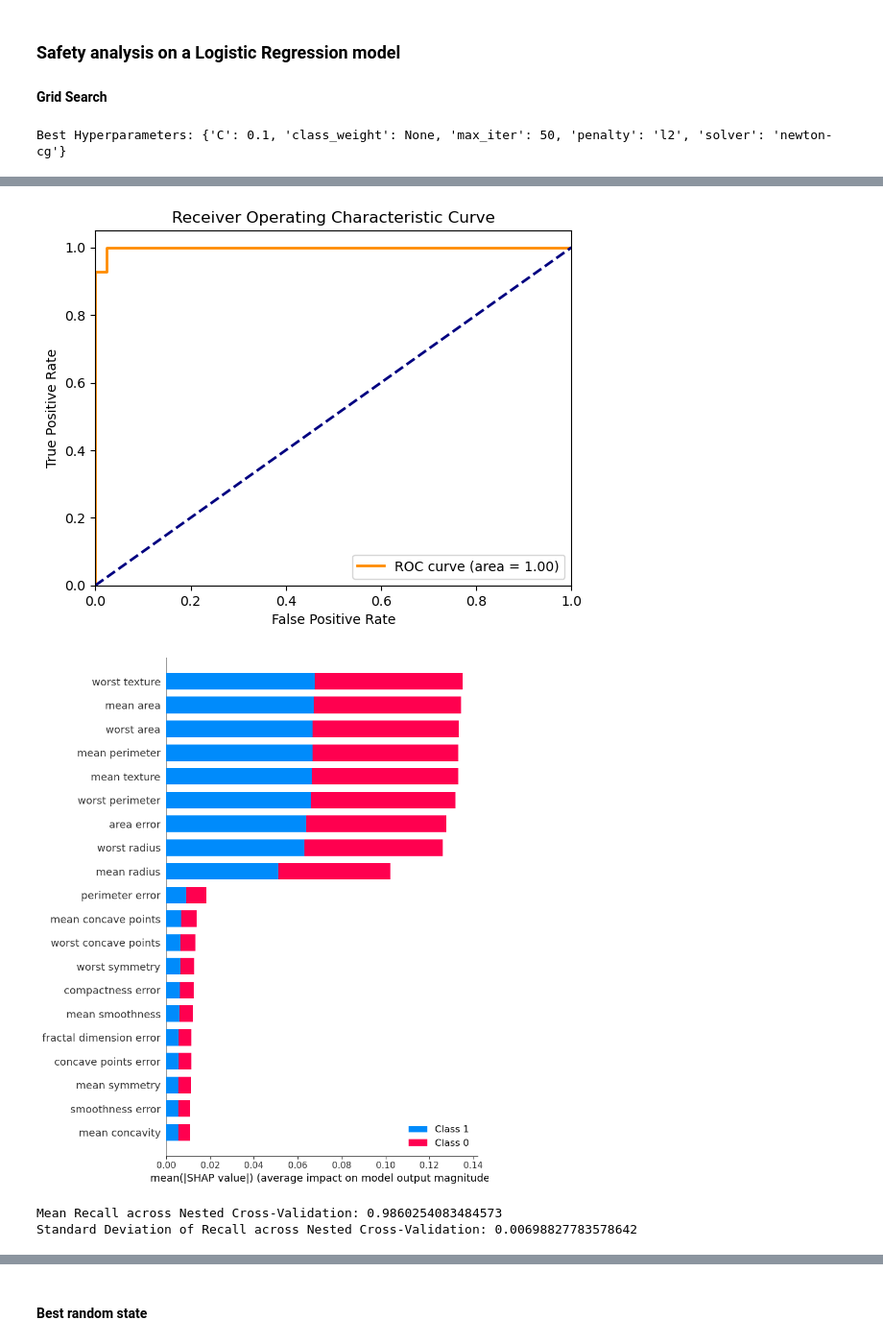
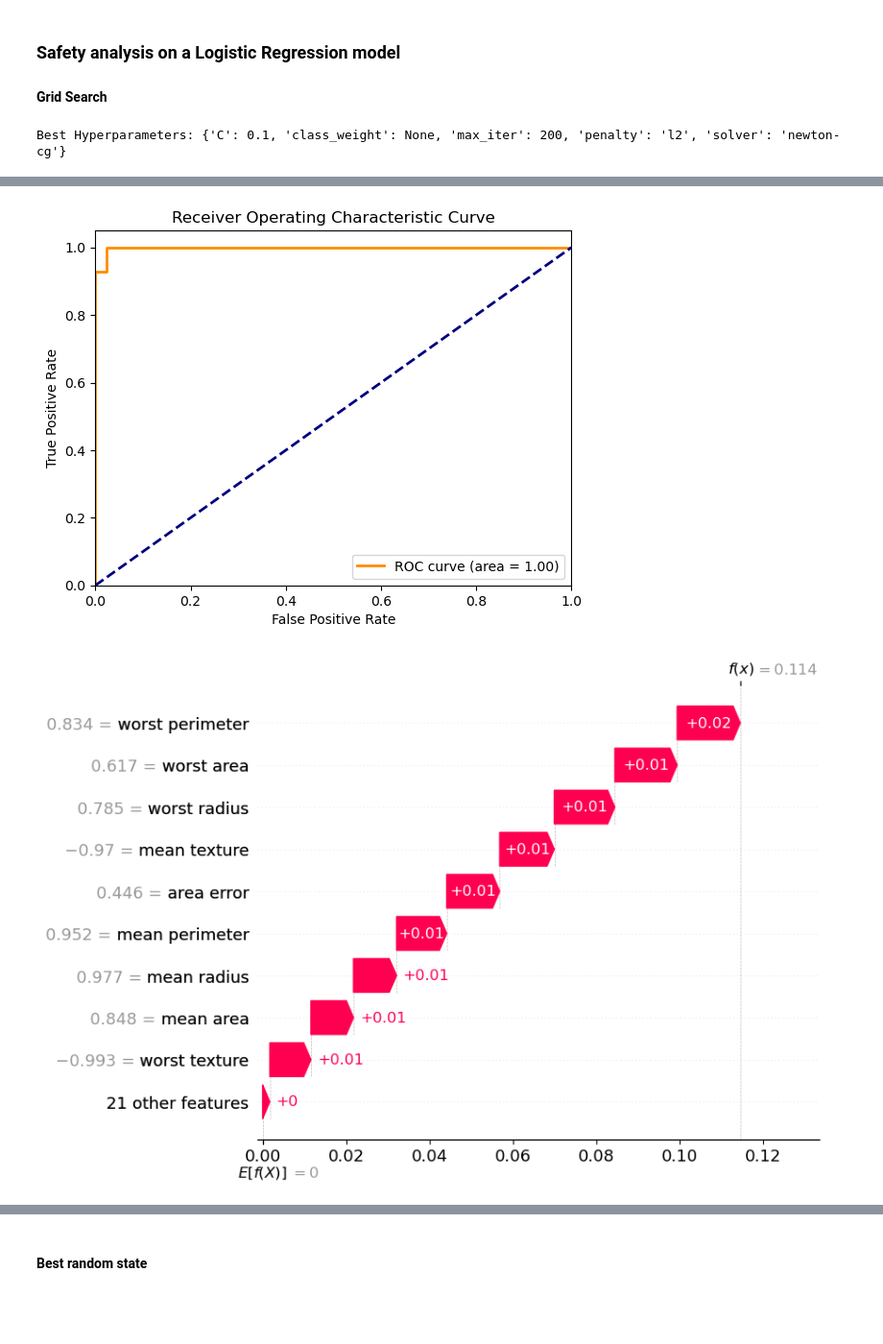
Before and after one commit to mhabirovs/m4rai, a Jupyter notebook: M4RAI_Group5.ipynb, the cells around one changed output, grey strips where cells are left out. Shown at 96% size. Saved outputs shown, nothing was run; the diff lists cells and outputs as text; code cells hidden in the pictures; blank space fills up the shorter version.

```diff
--- a/M4RAI_Group5.ipynb
+++ b/M4RAI_Group5.ipynb
@@ -249,6 +242,6 @@ logreg_model = LogisticRegression(random_state=1)
 
 safety_logreg = Safety("logreg")
 
-safety_logreg.cross_val("grid", logreg_model)
+safety_logreg.cross_val(logreg_model)
 # %% [output]
-Best Hyperparameters: {'C': 0.1, 'class_weight': None, 'max_iter': 50, 'penalty': 'l2', 'solver': 'newton-cg'}
+Best Hyperparameters: {'C': 0.1, 'class_weight': None, 'max_iter': 200, 'penalty': 'l2', 'solver': 'newton-cg'}
@@ -274,4 +268,2 @@ ROC AUC Score: 0.9984
 [figure]
-[figure, old version]
+[figure, new version]
-Mean Recall across Nested Cross-Validation: 0.9860254083484573
-Standard Deviation of Recall across Nested Cross-Validation: 0.00698827783578642
```
Also changed, not shown: parts of 13 cells of this notebook.
